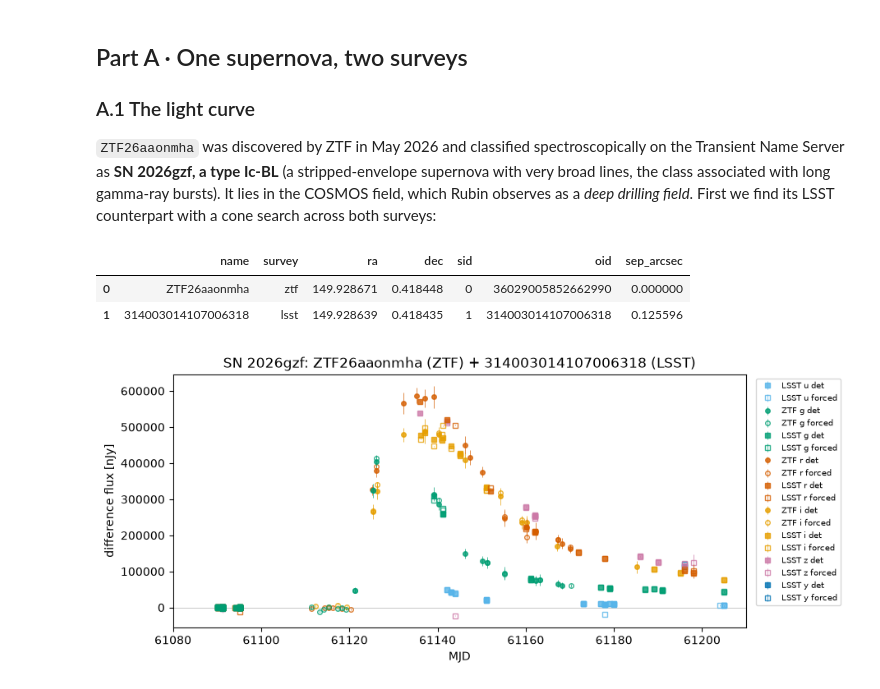
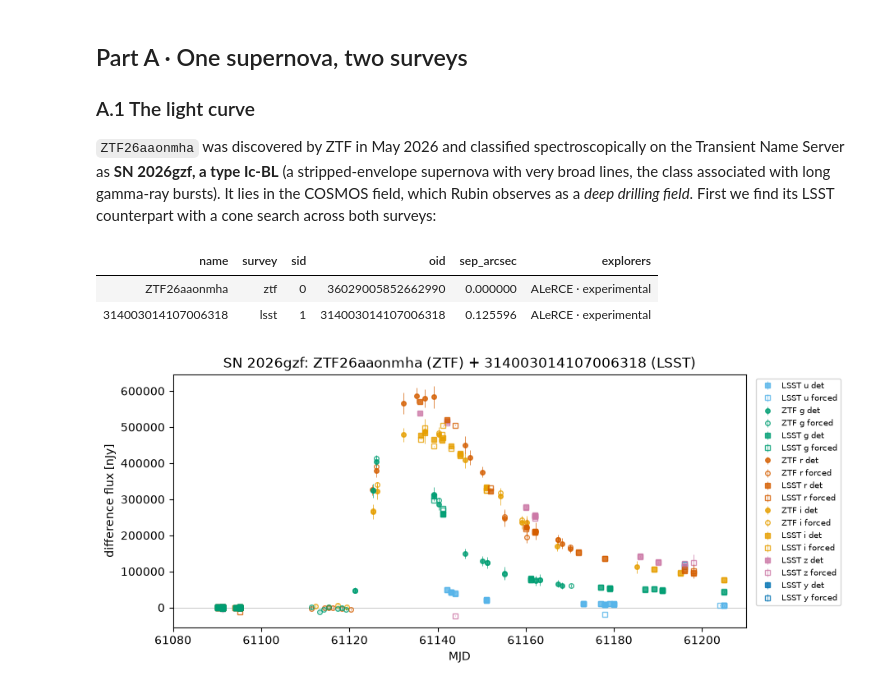
Before and after one commit to fforster/alerce-iucaa-2026, a Jupyter notebook: 03_supernovae.ipynb, the cells around one changed output. Drawn from its saved outputs; the diff is of its cells as text; code cells hidden in the pictures.

```diff
--- a/03_supernovae.ipynb
+++ b/03_supernovae.ipynb
@@ -90,13 +90,13 @@ First we find its LSST counterpart with a cone search across both surveys:
 # %%
 ZTF_NAME = "ZTF26aaonmha"
 obj = am.get_object(ZTF_NAME, "ztf")
 ra, dec = obj["meanra"], obj["meandec"]
 twins = am.find_counterparts(ra, dec, radius_arcsec=2)
-twins
+am.show_table(twins[["name", "survey", "sid", "oid", "sep_arcsec"]], {"explorers": ("oid", "survey")})
 # %% [output]
-|  | name | survey | ra | dec | sid | oid | sep_arcsec |
-| 0 | ZTF26aaonmha | ztf | 149.928671 | 0.418448 | 0 | 36029005852662990 | 0.000000 |
-| 1 | 314003014107006318 | lsst | 149.928639 | 0.418435 | 1 | 314003014107006318 | 0.125596 |
+| name | survey | sid | oid | sep_arcsec | explorers |
+| ZTF26aaonmha | ztf | 0 | 36029005852662990 | 0.000000 | ALeRCE · experimental |
+| 314003014107006318 | lsst | 1 | 314003014107006318 | 0.125596 | ALeRCE · experimental |
 # %%
 LSST_OID = int(twins.query("survey == 'lsst'").oid.iloc[0])
 lc = pd.concat([am.get_lightcurve(ZTF_NAME, sid=0), am.get_lightcurve(LSST_OID, sid=1)])
```
Also changed, not shown: parts of 8 cells of this notebook, 1 other file.
